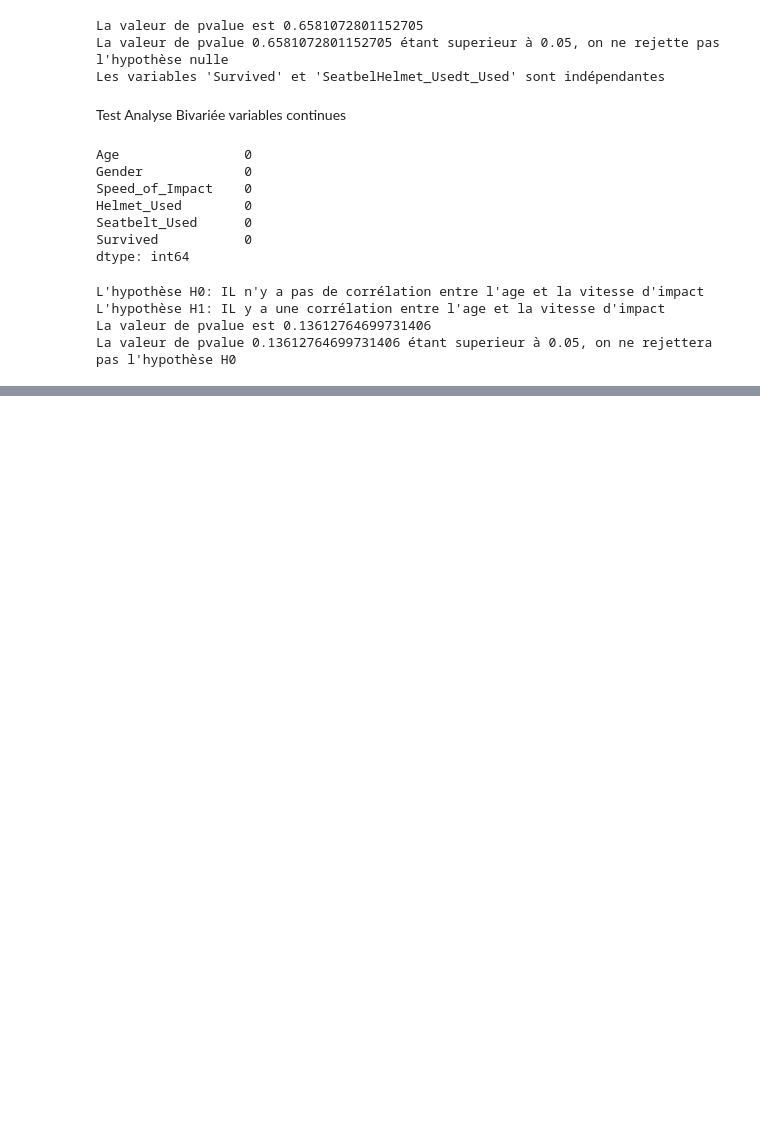
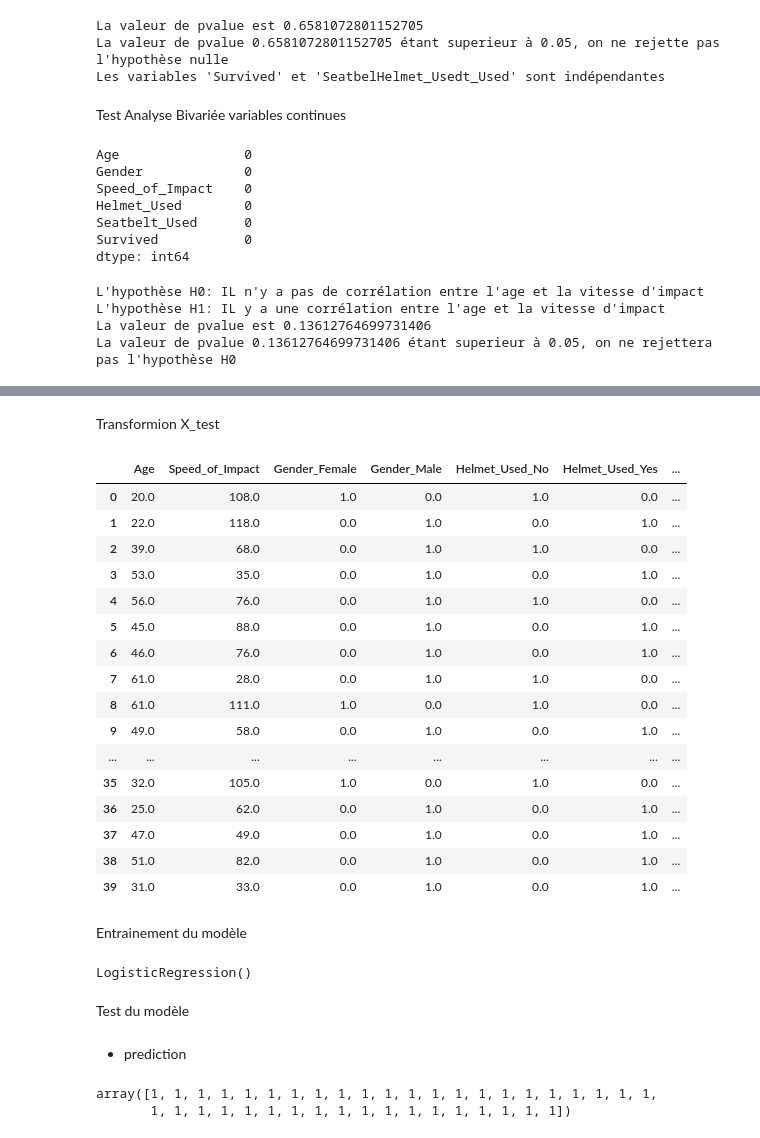
Before and after one commit to lathiam/Learning-Lab-Projet, a Jupyter notebook: Notebook.ipynb, the cells around one changed output, grey strips where cells are left out. Cells and saved outputs as stored; diff of their text form; code cells hidden in the pictures; blank space fills up the shorter version.

Commit message:
Pre-processing, fit model and evaluation of model

```diff
--- a/Notebook.ipynb
+++ b/Notebook.ipynb
@@ -299,0 +310,9 @@ La valeur de pvalue 0.13612764699731406 étant superieur à 0.05, on ne rejetter
+# %%
+Y = df_copy['Survived']
+X = df_copy.drop(columns=['Survived'])
+X_train, X_test, Y_train, Y_test = train_test_split(X, Y, test_size=0.2, random_state=42)
+
+print("X_train shape:", X_train.shape)
+print("X_test shape:", X_test.shape)
+print("Y_train shape:", Y_train.shape)
+print("Y_test shape:", Y_test.shape)
@@ -299,0 +326,7 @@ La valeur de pvalue 0.13612764699731406 étant superieur à 0.05, on ne rejetter
+# %%
+X_train_num = X_train.select_dtypes(include=[np.number])
+X_train_cat = X_train.select_dtypes(include=[object])
+# %%
+scaler = MinMaxScaler()
+X_train_num = scaler.fit_transform(X_train_num)
+X_train_num
@@ -299,0 +347,10 @@ La valeur de pvalue 0.13612764699731406 étant superieur à 0.05, on ne rejetter
+# %%
+onehot_encoder = OneHotEncoder(sparse_output=False)
+X_train_cat_encoded = onehot_encoder.fit_transform(X_train_cat)
+
+X_train_cat_encoded_df = pd.DataFrame(
+    X_train_cat_encoded,
+    columns=onehot_encoder.get_feature_names_out(X_train_cat.columns)
+)
+
+X_train_cat_encoded_df
@@ -299,0 +408,54 @@ La valeur de pvalue 0.13612764699731406 étant superieur à 0.05, on ne rejetter
+# %% [markdown]
+Transformion X_test
+# %%
+
+X_test_num = X_test.select_dtypes(include=[np.number])
+X_test_cat = X_test.select_dtypes(include=[object])
+
+X_test_num[["Age", "Speed_of_Impact"]] = scaler.transform(X_test_num[["Age", "Speed_of_Impact"]])
+
+X_test_cat_encoded = onehot_encoder.transform(X_test_cat)
+
+X_test_cat_encoded_df = pd.DataFrame(
+    X_test_cat_encoded,
+    columns=onehot_encoder.get_feature_names_out(X_test_cat.columns)
+)
+
+
+X_test_combined = pd.concat([X_test_num.reset_index(drop=True), X_test_cat_encoded_df.reset_index(drop=True)], axis=1)
+X_test_combined
+# %% [output]
+|  | Age | Speed_of_Impact | Gender_Female | Gender_Male | Helmet_Used_No | Helmet_Used_Yes | ... |
+| 0 | 20.0 | 108.0 | 1.0 | 0.0 | 1.0 | 0.0 | ... |
+| 1 | 22.0 | 118.0 | 0.0 | 1.0 | 0.0 | 1.0 | ... |
+| 2 | 39.0 | 68.0 | 0.0 | 1.0 | 1.0 | 0.0 | ... |
+| 3 | 53.0 | 35.0 | 0.0 | 1.0 | 0.0 | 1.0 | ... |
+| 4 | 56.0 | 76.0 | 0.0 | 1.0 | 1.0 | 0.0 | ... |
+| 5 | 45.0 | 88.0 | 0.0 | 1.0 | 0.0 | 1.0 | ... |
+| 6 | 46.0 | 76.0 | 0.0 | 1.0 | 0.0 | 1.0 | ... |
+| 7 | 61.0 | 28.0 | 0.0 | 1.0 | 1.0 | 0.0 | ... |
+| 8 | 61.0 | 111.0 | 1.0 | 0.0 | 1.0 | 0.0 | ... |
+| 9 | 49.0 | 58.0 | 0.0 | 1.0 | 0.0 | 1.0 | ... |
+| ... | ... | ... | ... | ... | ... | ... | ... |
+| 35 | 32.0 | 105.0 | 1.0 | 0.0 | 1.0 | 0.0 | ... |
+| 36 | 25.0 | 62.0 | 0.0 | 1.0 | 0.0 | 1.0 | ... |
+| 37 | 47.0 | 49.0 | 0.0 | 1.0 | 0.0 | 1.0 | ... |
+| 38 | 51.0 | 82.0 | 0.0 | 1.0 | 0.0 | 1.0 | ... |
+| 39 | 31.0 | 33.0 | 0.0 | 1.0 | 0.0 | 1.0 | ... |
+# %% [markdown]
+Entrainement du modèle
+# %%
+model = LogisticRegression()
+model.fit(X_train_combined, Y_train)
+# %% [output]
+LogisticRegression()
+# %% [markdown]
+Test du modèle
+# %% [markdown]
+- prediction
+# %%
+y_pred = model.predict(X_test_combined)
+y_pred
+# %% [output]
+array([1, 1, 1, 1, 1, 1, 1, 1, 1, 1, 1, 1, 1, 1, 1, 1, 1, 1, 1, 1, 1, 1,
+       1, 1, 1, 1, 1, 1, 1, 1, 1, 1, 1, 1, 1, 1, 1, 1, 1, 1])
```
Also changed, not shown: parts of 10 cells of this notebook, 1 other file.
